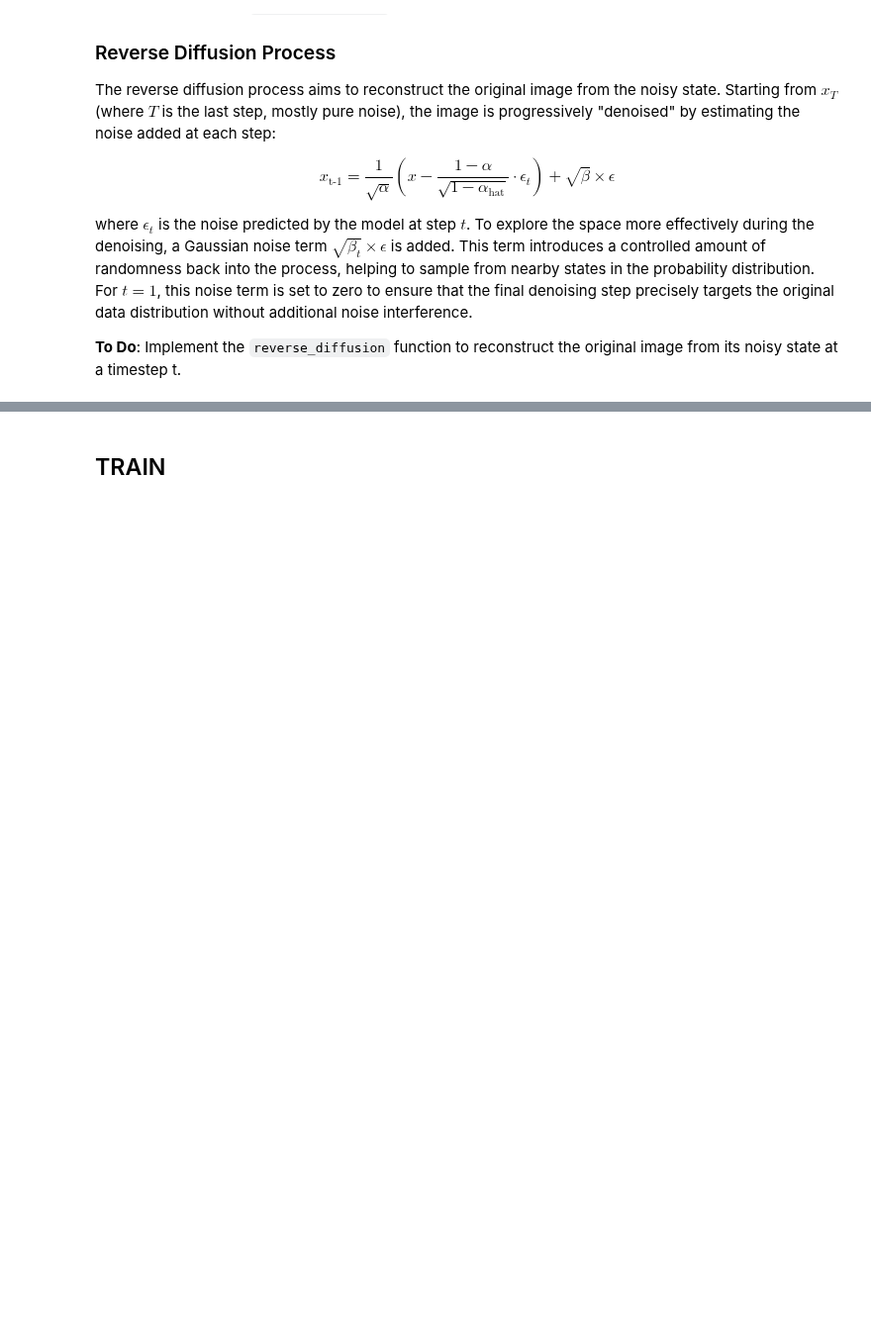
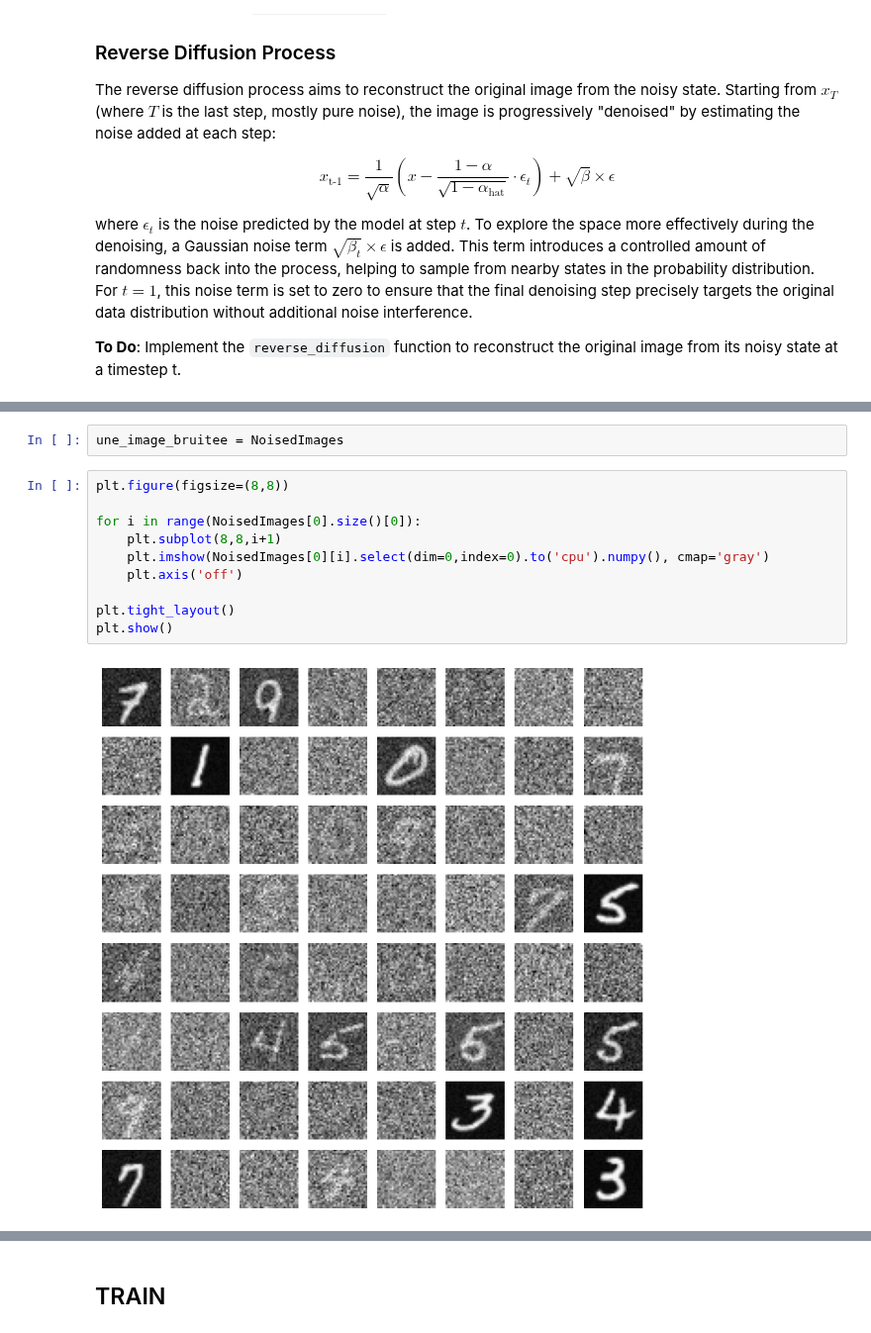
Before and after one commit to MaxMosh/n7-SN, a Jupyter notebook: 2A ModIA/S8 (n7)/UE Traitement du Signal/Projet Traitement du Signal/Début de projet/Notebook de base/DDPM_MNIST.ipynb, the cells around one changed output, grey strips where cells are left out. Shown at 99% size. Cells and saved outputs as stored; diff of their text form; blank space fills up the shorter version.

```diff
--- a/2A ModIA/S8 (n7)/UE Traitement du Signal/Projet Traitement du Signal/Début de projet/Notebook de base/DDPM_MNIST.ipynb
+++ b/2A ModIA/S8 (n7)/UE Traitement du Signal/Projet Traitement du Signal/Début de projet/Notebook de base/DDPM_MNIST.ipynb
@@ -235,3 +270,17 @@ NoisedImages[1].select(dim=0,index=0).size()
 # %% [output]
 torch.Size([32, 32])
+# %%
+une_image_bruitee = NoisedImages
+# %%
+plt.figure(figsize=(8,8))
+
+for i in range(NoisedImages[0].size()[0]):
+    plt.subplot(8,8,i+1)
+    plt.imshow(NoisedImages[0][i].select(dim=0,index=0).to('cpu').numpy(), cmap='gray')
+    plt.axis('off')
+
+plt.tight_layout()
+plt.show()
+# %% [output]
+[figure, added]
 # %%
```
Also changed, not shown: parts of 14 cells of this notebook, 9 other files.
